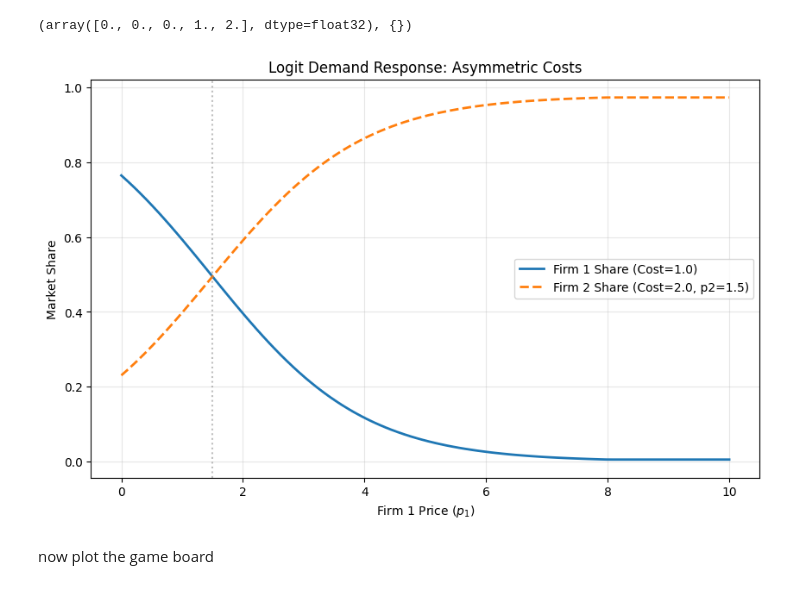
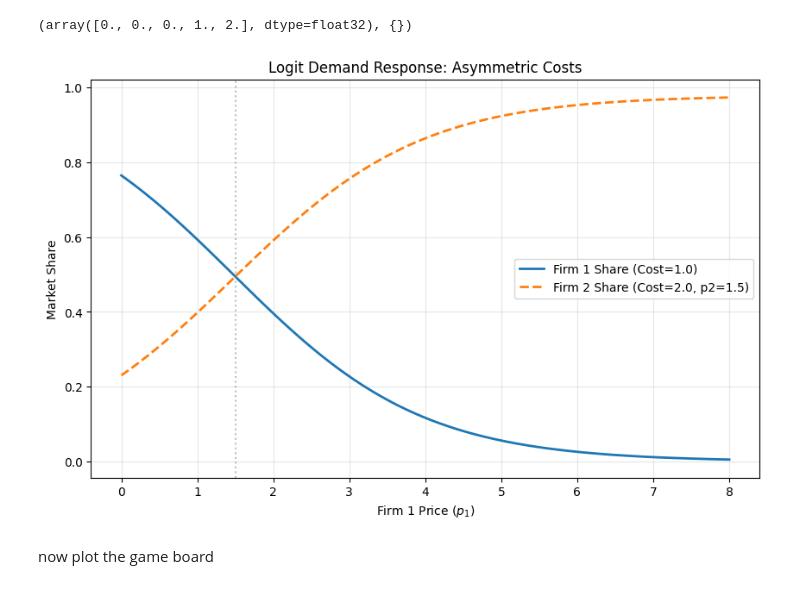
Before and after one commit to alan-w25/cis-6200-final, a Jupyter notebook: market_audit/notebooks/market_simulation.ipynb, the cells around one changed output. Cells and saved outputs as stored; diff of their text form; code cells hidden in the pictures.

```diff
--- a/market_audit/notebooks/market_simulation.ipynb
+++ b/market_audit/notebooks/market_simulation.ipynb
@@ -35,31 +35,31 @@ env.reset()
 (array([0., 0., 0., 1., 2.], dtype=float32), {})
 # %%
 p2_fixed = 1.5
-p1_values = np.linspace(0,10, 100)
+p1_values = np.linspace(0,8, 100)
 
 share1_list = []
 share2_list = []
 
 for p1 in p1_values:
     _,_,_,_, info = env.step([p1, p2_fixed])
     shares = info['shares']
     share1_list.append(shares[0])
     share2_list.append(shares[1])
 
 plt.figure(figsize=(10, 6))
 plt.plot(p1_values, share1_list, label=f'Firm 1 Share (Cost=1.0)', linewidth=2)
 plt.plot(p1_values, share2_list, label=f'Firm 2 Share (Cost=2.0, p2={p2_fixed})', linewidth=2, linestyle='--')
 
 plt.title('Logit Demand Response: Asymmetric Costs')
 plt.xlabel('Firm 1 Price ($p_1$)')
 plt.ylabel('Market Share')
 plt.grid(True, alpha=0.3)
 plt.legend()
 plt.axvline(x=p2_fixed, color='gray', linestyle=':', alpha=0.5, label='p2 fixed')
 
 plt.show()
 # %% [output]
-[figure, old version]
+[figure, new version]
 # %% [markdown]
 now plot the game board
 # %%
```
Also changed, not shown: 4 other files.
